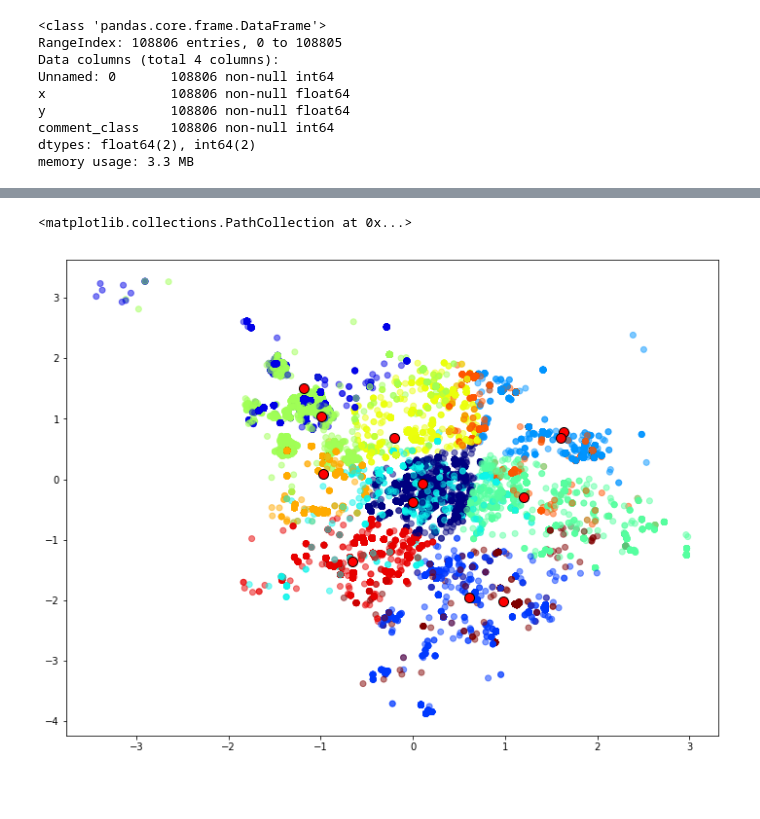
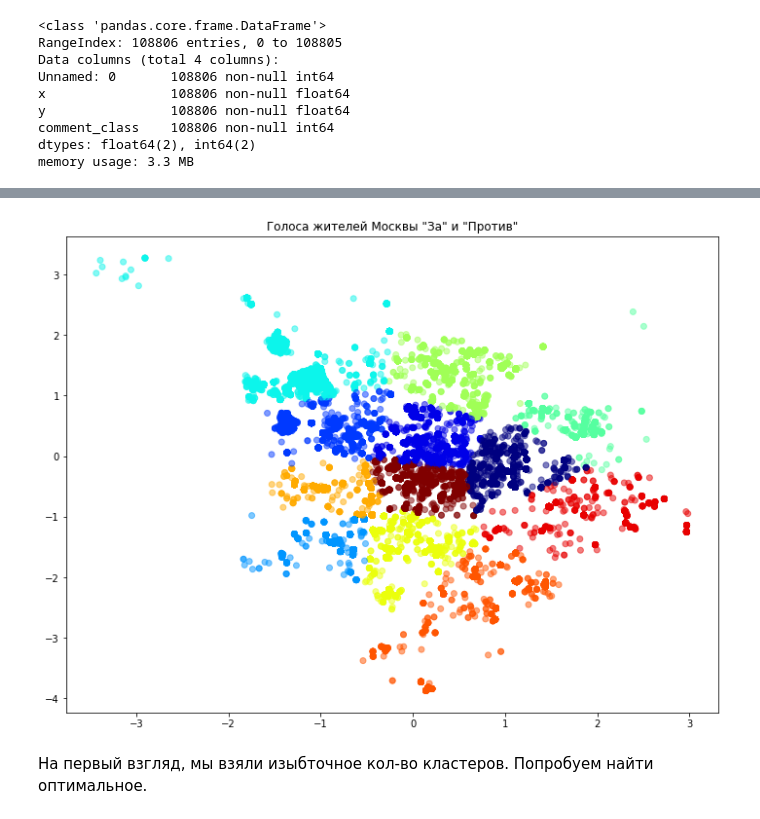
Before and after one commit to AlexeevVl/ML, a Jupyter notebook: HW2.ipynb, the cells around one changed output, grey strips where cells are left out. Saved outputs shown, nothing was run; the diff lists cells and outputs as text; code cells hidden in the pictures; blank space fills up the shorter version.

```diff
--- a/HW2.ipynb
+++ b/HW2.ipynb
@@ -76,5 +101,5 @@ from sklearn.metrics import adjusted_rand_score, silhouette_score
 # %%
 Kmeans=KMeans(n_clusters=12)
-clusters = Kmeans.fit_predict(data_scaled)
+clusters = Kmeans.fit_predict(data_scaled[['x','y']])
 #ax.scatter(X_scaled[:, 0], X_scaled[:, 1], c=clusters, cmap='autumn', s=60)
 #ax.set_title(get_descr(algorithm.__class__.__name__, y, clusters, X_scaled))
@@ -85,10 +106,12 @@ array([0, 0, 0, ..., 6, 8, 1])
 # %%
 fig, axes = plt.subplots(1, 1, figsize=(12, 9))
 axes.scatter(data_scaled.x, data_scaled.y,cmap=plt.cm.jet,c=clusters,alpha=0.5)
 centers = Kmeans.cluster_centers_
-axes.scatter(centers[:, 0], centers[:, 1], s=100,c='Red',edgecolors='black')
+#axes.scatter(centers[:, 0], centers[:, 1], s=100,c='Red',edgecolors='black')
+axes.set_title("Голоса жителей Москвы \"За\" и \"Против\"");
 # %% [output]
-<matplotlib.collections.PathCollection at 0x...>
-[figure, old version]
+[figure, new version]
+# %% [markdown]
+На первый взгляд, мы взяли изыбточное кол-во кластеров. Попробуем найти оптимальное.
 # %%
 k_inertia = []
```
Also changed, not shown: parts of 30 cells of this notebook.
